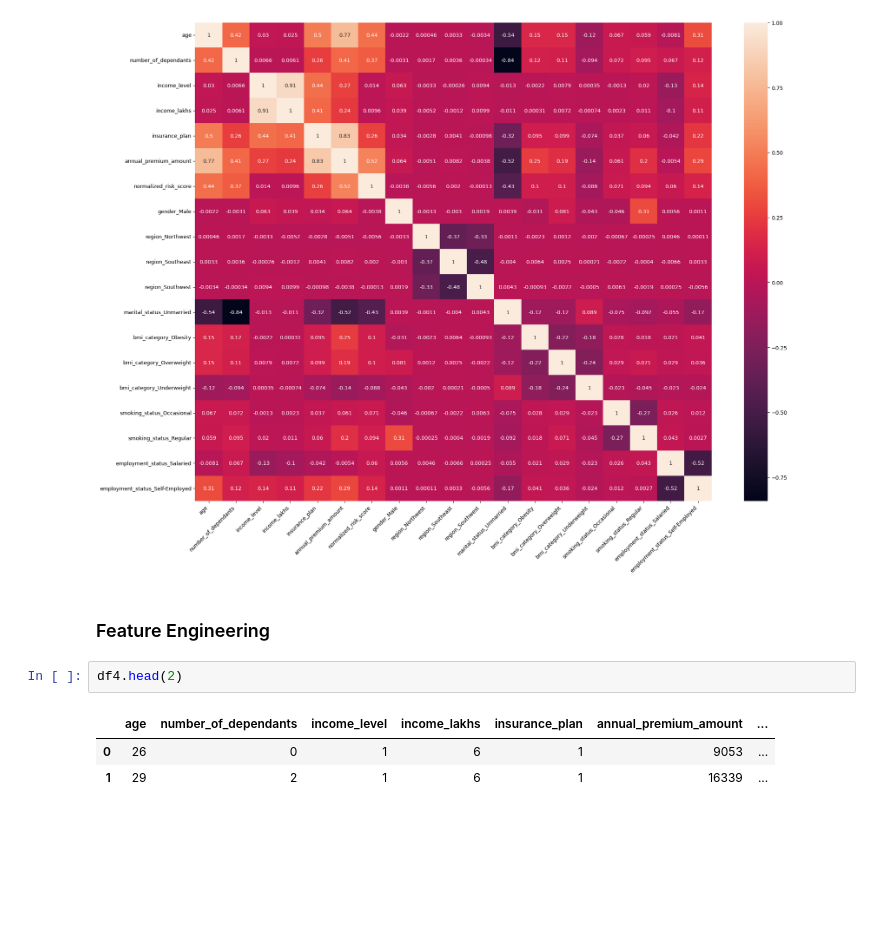
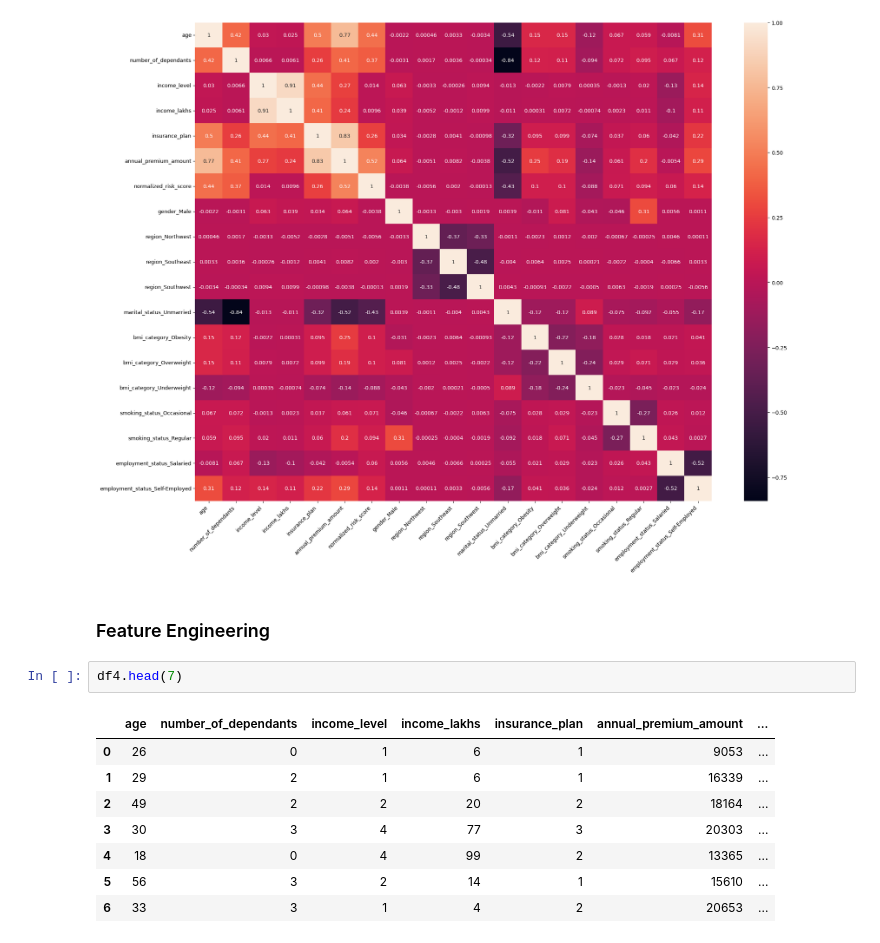
Before and after one commit to ittihadur/ML-Regression-Project, a Jupyter notebook: ML REGRESSION.ipynb, the cells around one changed output. Cells and saved outputs as stored; diff of their text form; blank space fills up the shorter version.

```diff
--- a/ML REGRESSION.ipynb
+++ b/ML REGRESSION.ipynb
@@ -361,11 +361,16 @@ plt.show()
 # %% [markdown]
 ### Feature Engineering
 # %%
-df4.head(2)
+df4.head(7)
 # %% [output]
 |  | age | number_of_dependants | income_level | income_lakhs | insurance_plan | annual_premium_amount | ... |
 | 0 | 26 | 0 | 1 | 6 | 1 | 9053 | ... |
 | 1 | 29 | 2 | 1 | 6 | 1 | 16339 | ... |
+| 2 | 49 | 2 | 2 | 20 | 2 | 18164 | ... |
+| 3 | 30 | 3 | 4 | 77 | 3 | 20303 | ... |
+| 4 | 18 | 0 | 4 | 99 | 2 | 13365 | ... |
+| 5 | 56 | 3 | 2 | 14 | 1 | 15610 | ... |
+| 6 | 33 | 3 | 1 | 4 | 2 | 20653 | ... |
 # %%
 X = df4.drop('annual_premium_amount', axis='columns')
 y = df4['annual_premium_amount']
```
Also changed, not shown: parts of 5 cells of this notebook.
